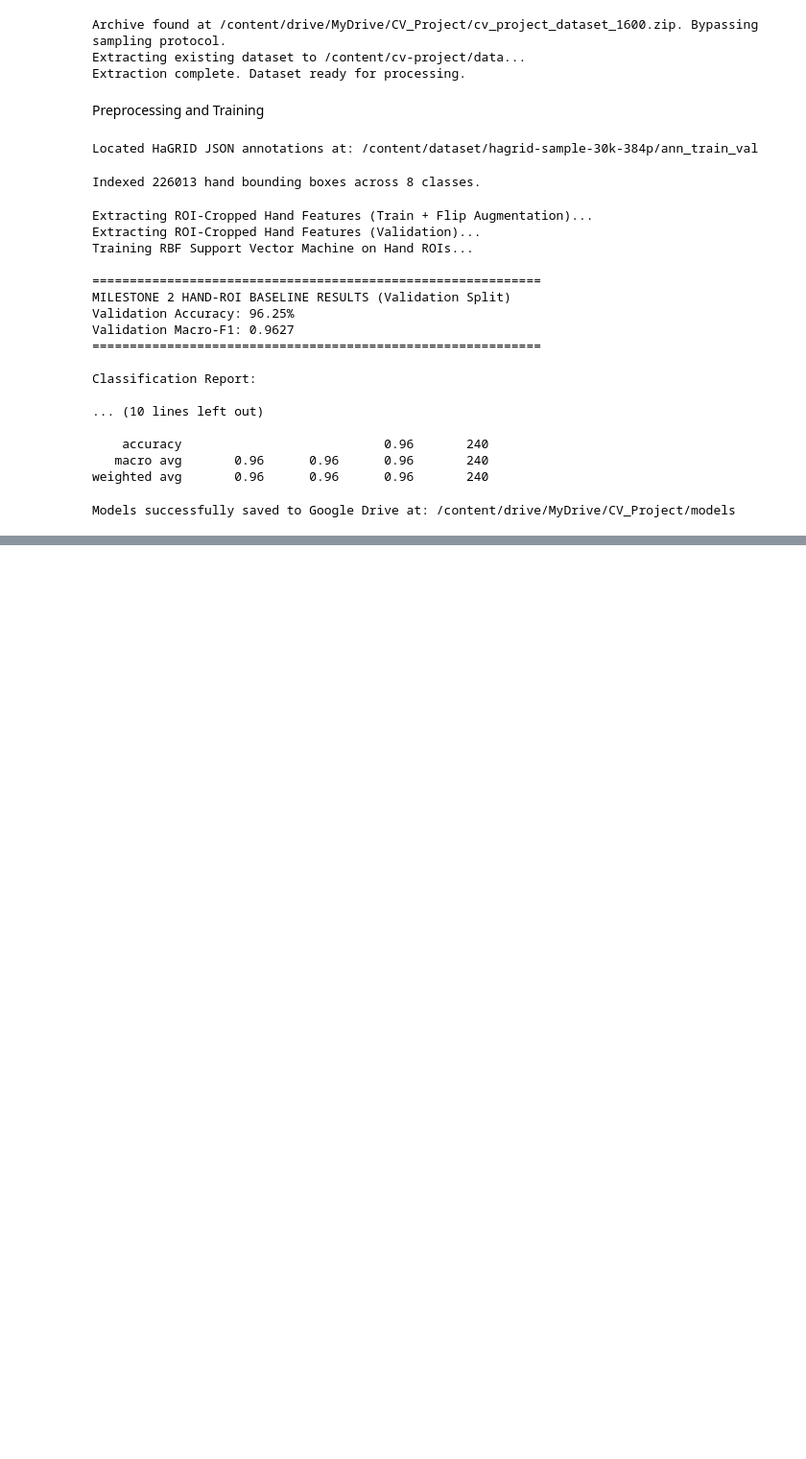
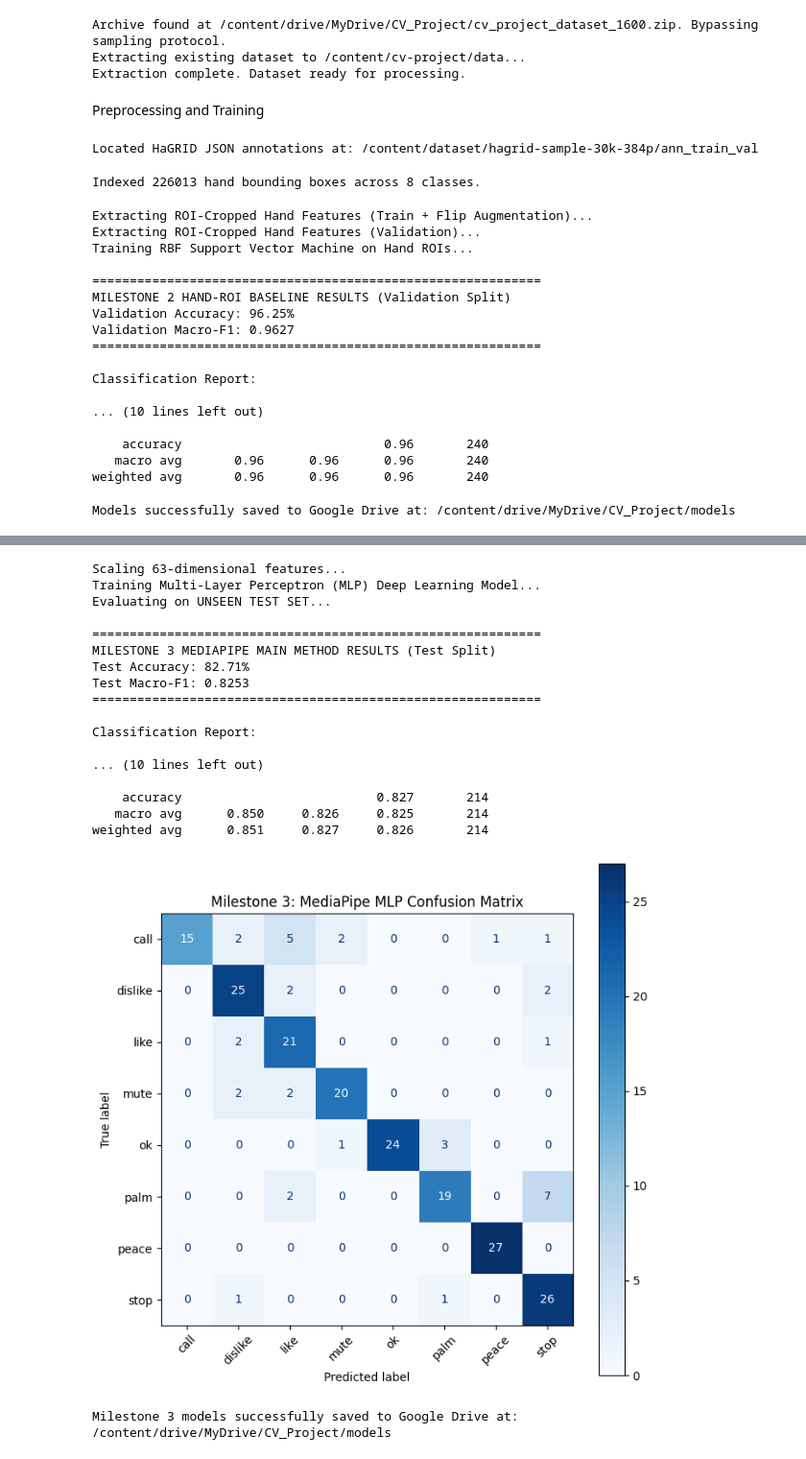
Before and after one commit to UmaliPrinceGenel/cv-sign-language-project, a Jupyter notebook: notebooks/CV_project_sign.ipynb, the cells around one changed output, grey strips where cells are left out. Shown at 96% size. Saved outputs shown, nothing was run; the diff lists cells and outputs as text; code cells hidden in the pictures; blank space fills up the shorter version.

Commit message:
feat: add project documentation, evaluation scripts, and trained sign language model for Milestone 4

```diff
--- a/notebooks/CV_project_sign.ipynb
+++ b/notebooks/CV_project_sign.ipynb
@@ -321,0 +422,68 @@ Models successfully saved to Google Drive at: /content/drive/MyDrive/CV_Project/
+# %%
+from sklearn.neural_network import MLPClassifier
+from sklearn.preprocessing import StandardScaler
+from sklearn.metrics import classification_report, accuracy_score, f1_score, ConfusionMatrixDisplay
+import matplotlib.pyplot as plt
+
+print("Scaling 63-dimensional features...")
+scaler_mp = StandardScaler()
+X_train_scaled = scaler_mp.fit_transform(X_train_mp)
+X_test_scaled = scaler_mp.transform(X_test_mp)
+
+print("Training Multi-Layer Perceptron (MLP) Deep Learning Model...")
+mlp_model = MLPClassifier(hidden_layer_sizes=(128, 64, 32), max_iter=500, random_state=42, early_stopping=False)
+mlp_model.fit(X_train_scaled, y_train_mp)
+
+print("Evaluating on UNSEEN TEST SET...")
+y_test_pred = mlp_model.predict(X_test_scaled)
+
+test_acc = accuracy_score(y_test_mp, y_test_pred)
+test_macro_f1 = f1_score(y_test_mp, y_test_pred, average="macro")
+
+print("\n" + "=" * 60)
+print("MILESTONE 3 MEDIAPIPE MAIN METHOD RESULTS (Test Split)")
+print(f"Test Accuracy: {test_acc * 100:.2f}%")
+print(f"Test Macro-F1: {test_macro_f1:.4f}")
+print("=" * 60)
+print("\nClassification Report:\n")
+# Digits=3 explicitly requested by the Milestone 3 rubric
+print(classification_report(y_test_mp, y_test_pred, digits=3))
+
+# Plot confusion matrix to find look-alike classes
+fig, ax = plt.subplots(figsize=(8, 8))
+ConfusionMatrixDisplay.from_predictions(y_test_mp, y_test_pred, xticks_rotation=45, ax=ax, cmap="Blues")
+plt.title("Milestone 3: MediaPipe MLP Confusion Matrix")
+plt.show()
+# %% [output]
+Scaling 63-dimensional features...
+Training Multi-Layer Perceptron (MLP) Deep Learning Model...
+Evaluating on UNSEEN TEST SET...
+
+============================================================
+MILESTONE 3 MEDIAPIPE MAIN METHOD RESULTS (Test Split)
+Test Accuracy: 82.71%
+Test Macro-F1: 0.8253
+============================================================
+
+Classification Report:
+
+... (10 lines left out)
+
+    accuracy                          0.827       214
+   macro avg      0.850     0.826     0.825       214
+weighted avg      0.851     0.827     0.826       214
+[figure, added]
+# %%
+import joblib
+from pathlib import Path
+
+drive_model_dir = Path("/content/drive/MyDrive/CV_Project/models")
+drive_model_dir.mkdir(parents=True, exist_ok=True)
+
+# Save the newly trained MLP model and Scaler
+joblib.dump(mlp_model, drive_model_dir / "mediapipe_mlp_model.pkl")
+joblib.dump(scaler_mp, drive_model_dir / "scaler_mp.pkl")
+
+print(f"Milestone 3 models successfully saved to Google Drive at: {drive_model_dir}")
+# %% [output]
+Milestone 3 models successfully saved to Google Drive at: /content/drive/MyDrive/CV_Project/models
```
Also changed, not shown: parts of 5 cells of this notebook, 12 other files.
